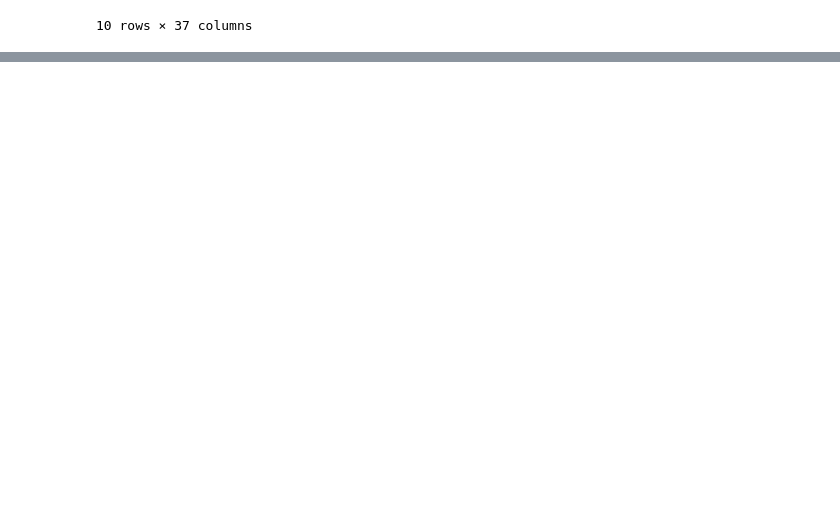
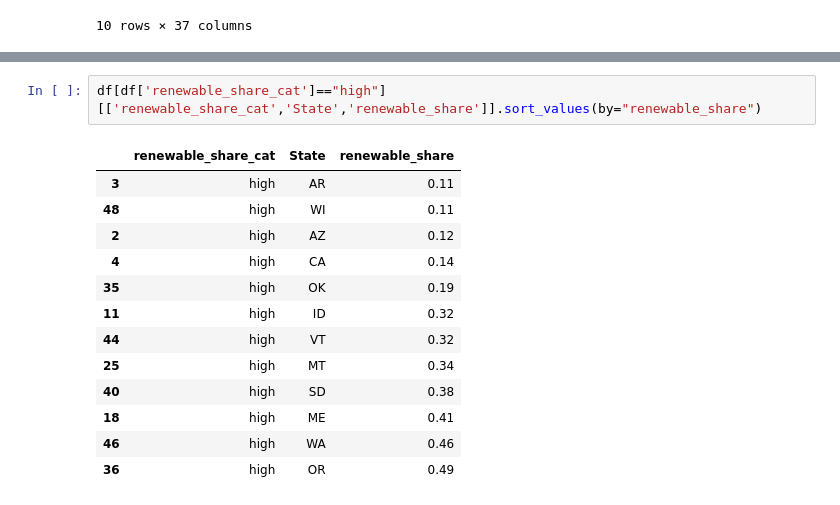
Before and after one commit to MattTheEconomist/Electricity-Force-Chart, a Jupyter notebook: data/electricEDA.ipynb, the cells around one changed output, grey strips where cells are left out. Drawn from its saved outputs; the diff is of its cells as text; blank space fills up the shorter version.

```diff
--- a/data/electricEDA.ipynb
+++ b/data/electricEDA.ipynb
@@ -479,0 +506,16 @@ findMinimumPop(2)
+# %%
+df[df['renewable_share_cat']=="high"][['renewable_share_cat','State','renewable_share']].sort_values(by="renewable_share")
+# %% [output]
+|  | renewable_share_cat | State | renewable_share |
+| 3 | high | AR | 0.11 |
+| 48 | high | WI | 0.11 |
+| 2 | high | AZ | 0.12 |
+| 4 | high | CA | 0.14 |
+| 35 | high | OK | 0.19 |
+| 11 | high | ID | 0.32 |
+| 44 | high | VT | 0.32 |
+| 25 | high | MT | 0.34 |
+| 40 | high | SD | 0.38 |
+| 18 | high | ME | 0.41 |
+| 46 | high | WA | 0.46 |
+| 36 | high | OR | 0.49 |
```
Also changed, not shown: parts of 7 cells of this notebook, 5 other files.
